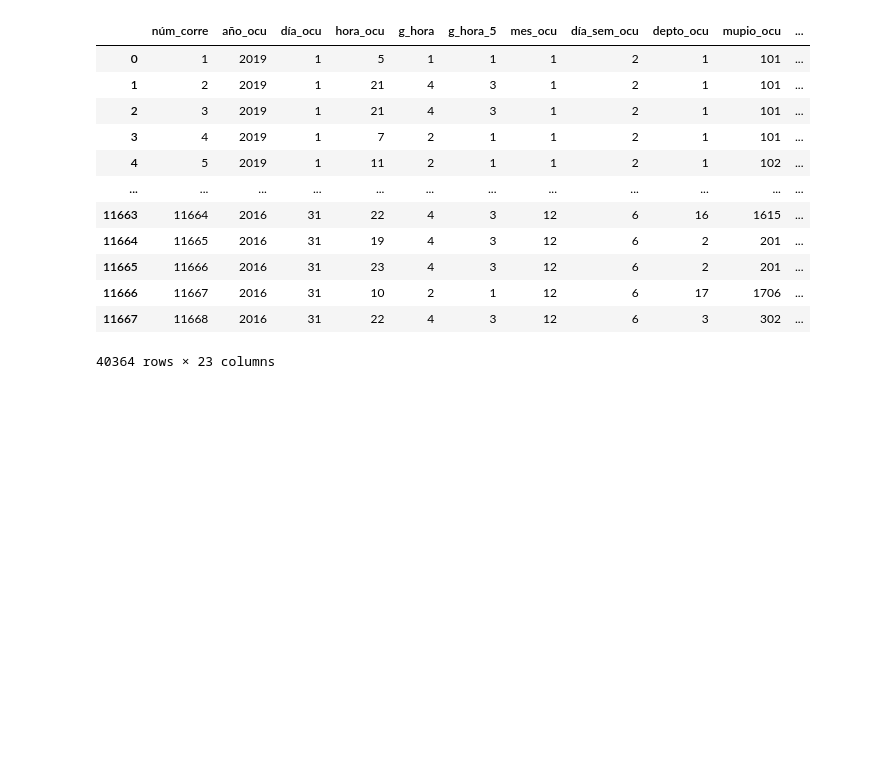
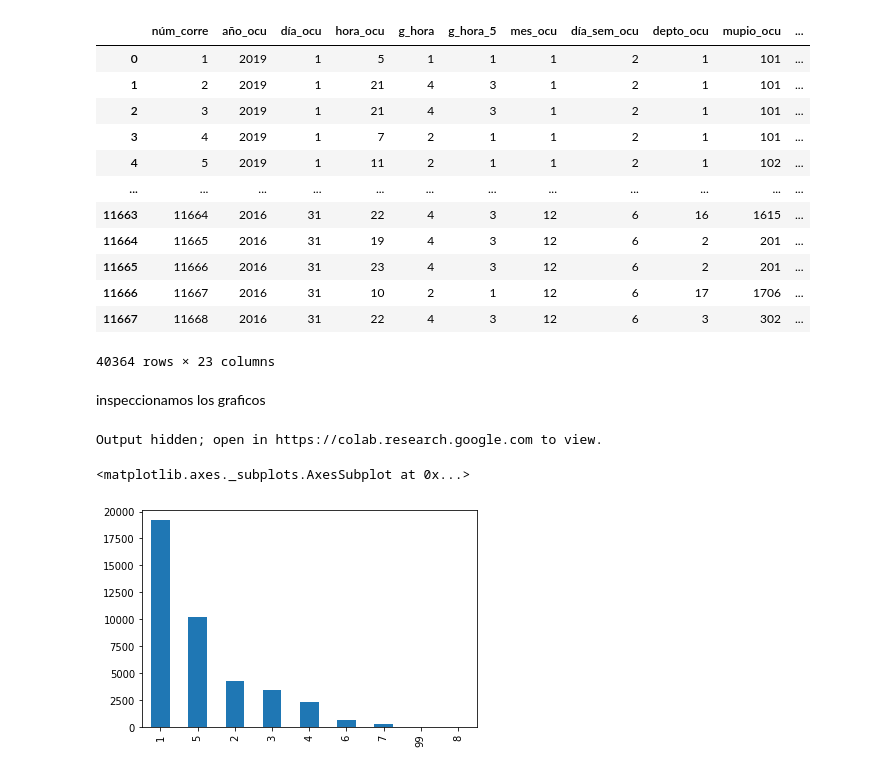
Before and after one commit to 11hengstenberg/accidentes_transito_guatemala, a Jupyter notebook: Proyecto1.ipynb, the cells around one changed output. Drawn from its saved outputs; the diff is of its cells as text; code cells hidden in the pictures; blank space fills up the shorter version.

Commit message:
data

```diff
--- a/Proyecto1.ipynb
+++ b/Proyecto1.ipynb
@@ -458,3 +484,18 @@ dataCompleta
 | 11666 | 11667 | 2016 | 31 | 10 | 2 | 1 | 12 | 6 | 17 | 1706 | ... |
 | 11667 | 11668 | 2016 | 31 | 22 | 4 | 3 | 12 | 6 | 3 | 302 | ... |
 40364 rows × 23 columns
+# %% [markdown]
+inspeccionamos los graficos
+# %%
+%matplotlib inline
+import matplotlib.pyplot as plt
+import seaborn as sb
+sb.pairplot(dataCompleta.dropna())
+# %% [output]
+Output hidden; open in https://colab.research.google.com to view.
+# %%
+x = dataCompleta['tipo_eve'].value_counts()
+x.plot(kind='bar')
+# %% [output]
+<matplotlib.axes._subplots.AxesSubplot at 0x...>
+[figure, added]
```
Also changed, not shown: parts of 12 cells of this notebook, 5 other files.
